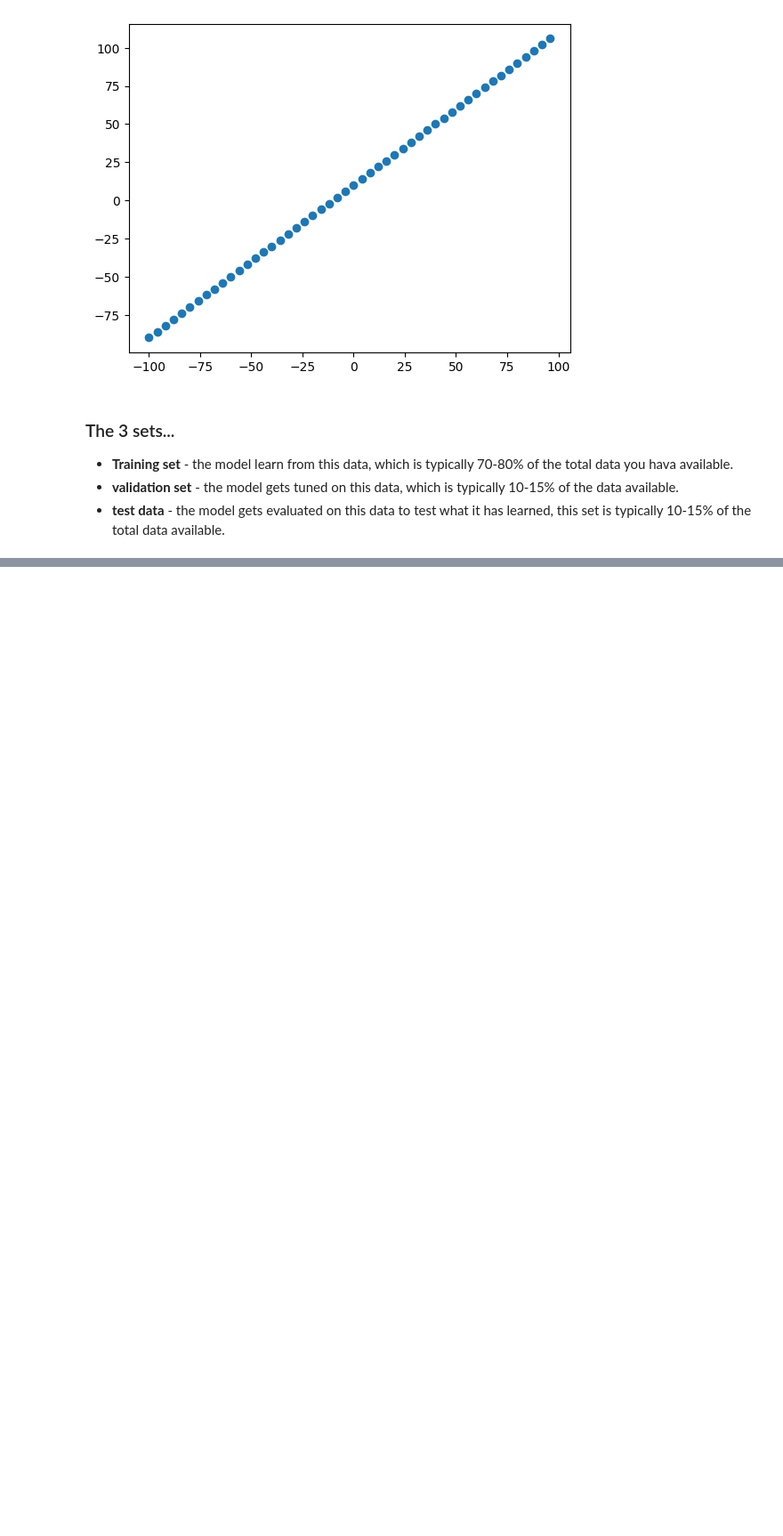
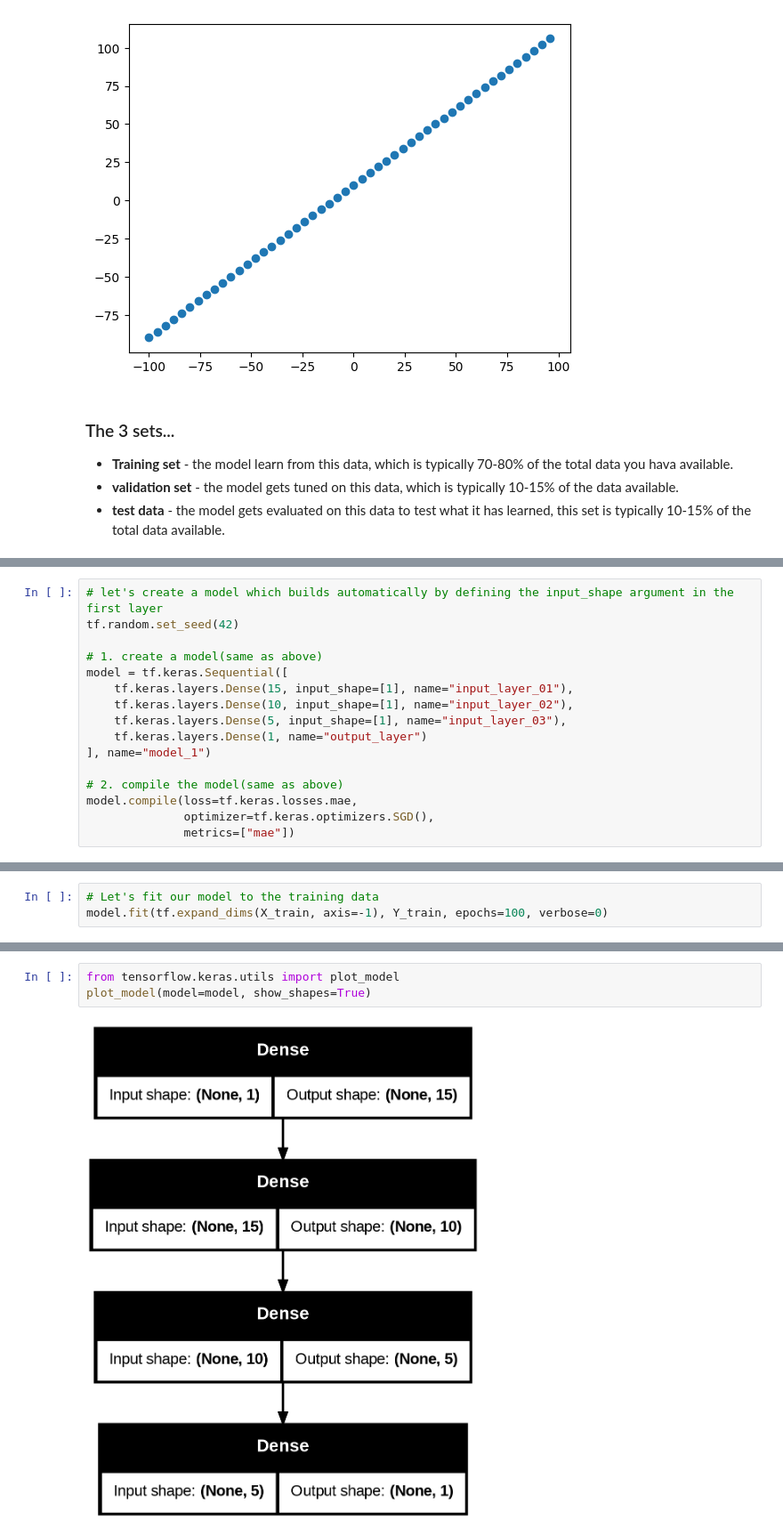
Before and after one commit to Parth-Kakdiya-13/TensorFlow, a Jupyter notebook: Regression_with_neural_network.ipynb, the cells around one changed output, grey strips where cells are left out. Shown: that part at 89% size. Cells and saved outputs as stored; diff of their text form; blank space fills up the shorter version.

```diff
--- a/Regression_with_neural_network.ipynb
+++ b/Regression_with_neural_network.ipynb
@@ -258,0 +323,16 @@ plt.scatter(X,Y)
+# %%
+# let's create a model which builds automatically by defining the input_shape argument in the first layer
+tf.random.set_seed(42)
+
+# 1. create a model(same as above)
+model = tf.keras.Sequential([
+    tf.keras.layers.Dense(15, input_shape=[1], name="input_layer_01"),
+    tf.keras.layers.Dense(10, input_shape=[1], name="input_layer_02"),
+    tf.keras.layers.Dense(5, input_shape=[1], name="input_layer_03"),
+    tf.keras.layers.Dense(1, name="output_layer")
+], name="model_1")
+
+# 2. compile the model(same as above)
+model.compile(loss=tf.keras.losses.mae,
+              optimizer=tf.keras.optimizers.SGD(),
+              metrics=["mae"])
@@ -258,0 +361,3 @@ plt.scatter(X,Y)
+# %%
+# Let's fit our model to the training data
+model.fit(tf.expand_dims(X_train, axis=-1), Y_train, epochs=100, verbose=0)
@@ -258,0 +385,5 @@ plt.scatter(X,Y)
+# %%
+from tensorflow.keras.utils import plot_model
+plot_model(model=model, show_shapes=True)
+# %% [output]
+[figure, added]
```
Also changed, not shown: parts of 26 cells of this notebook.
